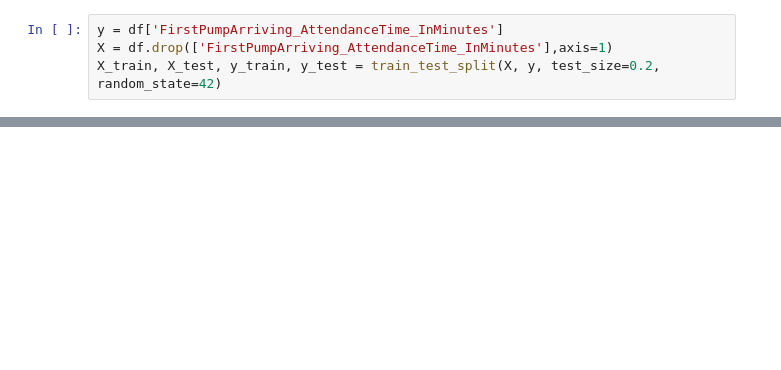
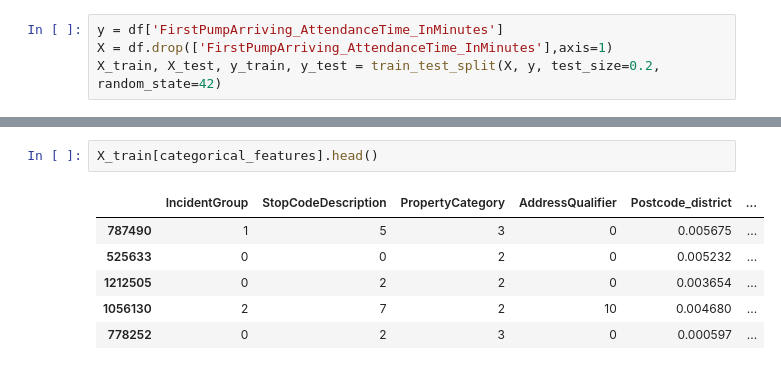
Before and after one commit to FrancescoDatascientest/Jan24_cds_Pompiers, a Jupyter notebook: notebooks/1_entrainement_des_modeles.ipynb, the cells around one changed output, grey strips where cells are left out. Saved outputs shown, nothing was run; the diff lists cells and outputs as text; blank space fills up the shorter version.

```diff
--- a/notebooks/1_entrainement_des_modeles.ipynb
+++ b/notebooks/1_entrainement_des_modeles.ipynb
@@ -180,0 +320,9 @@ TypeError: Encoders require their input argument must be uniformly strings or nu
+# %%
+X_train[categorical_features].head()
+# %% [output]
+|  | IncidentGroup | StopCodeDescription | PropertyCategory | AddressQualifier | Postcode_district | ... |
+| 787490 | 1 | 5 | 3 | 0 | 0.005675 | ... |
+| 525633 | 0 | 0 | 2 | 0 | 0.005232 | ... |
+| 1212505 | 0 | 2 | 2 | 0 | 0.003654 | ... |
+| 1056130 | 2 | 7 | 2 | 10 | 0.004680 | ... |
+| 778252 | 0 | 2 | 3 | 0 | 0.000597 | ... |
```
Also changed, not shown: parts of 25 cells of this notebook, 1 other file.
